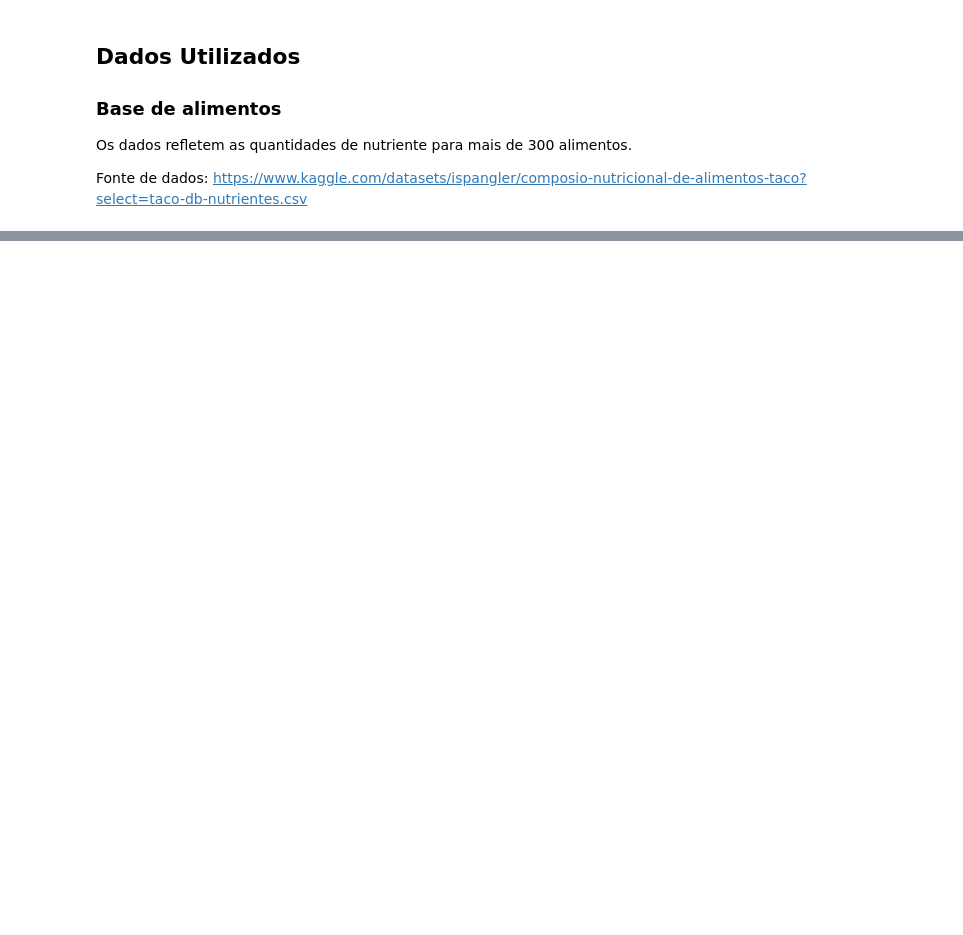
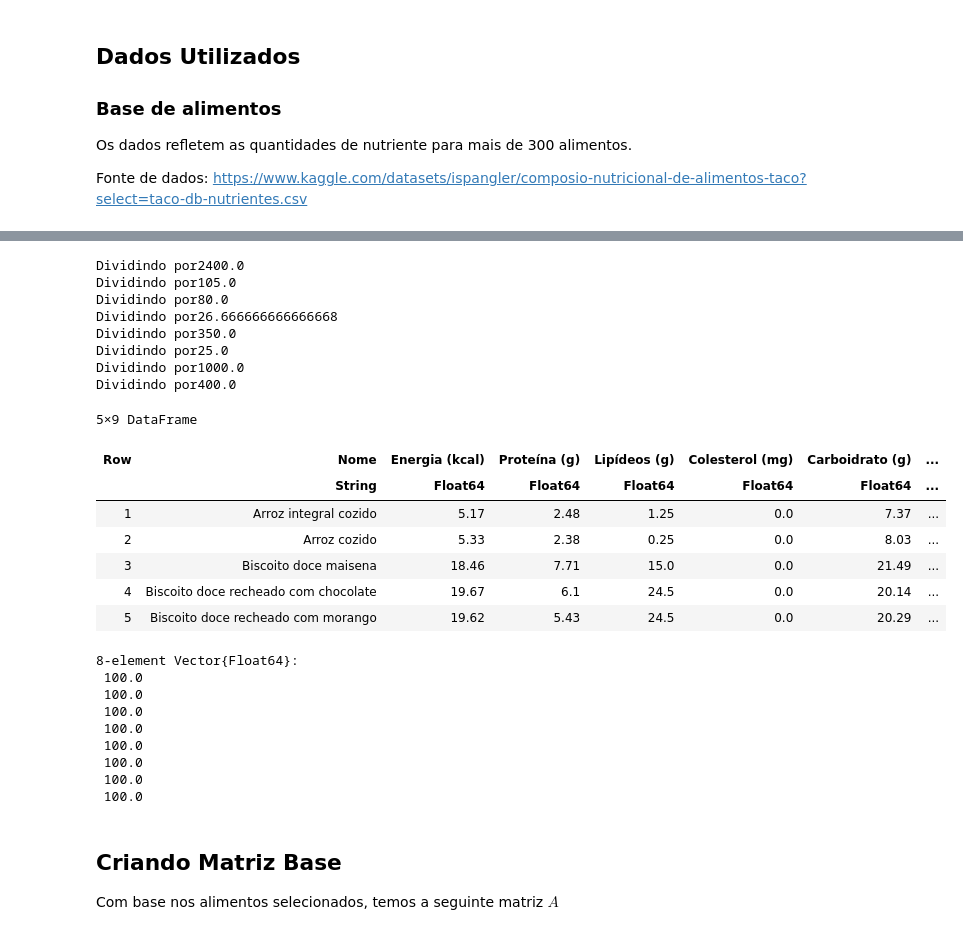
Before and after one commit to dbclima/Algoritmo-Recomendacao-Alimentar, a Jupyter notebook: julia.ipynb, the cells around one changed output, grey strips where cells are left out. Saved outputs shown, nothing was run; the diff lists cells and outputs as text; code cells hidden in the pictures; blank space fills up the shorter version.

```diff
--- a/julia.ipynb
+++ b/julia.ipynb
@@ -12,3 +12,9 @@ Neste projeto desenvolveremos um software que recebe alimentos e o objetivo  ali
 - Idade [ano]
 - Gênero [M/F]
 - Lista de preferencia alimentar
+# %%
+PESO = 70.0
+IDADE = 24
+GENERO = "M"
+
+LISTA_ALIMENTOS = [2, 3, 27, 123, 9]
@@ -205,0 +257,42 @@ get_dosagens_diarias(24, 70, "M")
+# %%
+for i in 2: (ncol(df))
+    df[!, i] .= (df[!, i] / dosagem_diaria[i - 1]) * 100
+end
+
+vetor_alvo = ones(length(dosagem_diaria)) * 100
+
+for i in 2: ncol(df)
+    df[!, i] .= round.(df[!, i], digits=2)
+end
+
+display(first(df, 5))
+display(vetor_alvo)
+# %% [output]
+Dividindo por2400.0
+Dividindo por105.0
+Dividindo por80.0
+Dividindo por26.666666666666668
+Dividindo por350.0
+Dividindo por25.0
+Dividindo por1000.0
+Dividindo por400.0
+5×9 DataFrame
+| Row | Nome | Energia (kcal) | Proteína (g) | Lipídeos (g) | Colesterol (mg) | Carboidrato (g) | ... |
+|  | String | Float64 | Float64 | Float64 | Float64 | Float64 | ... |
+| 1 | Arroz integral cozido | 5.17 | 2.48 | 1.25 | 0.0 | 7.37 | ... |
+| 2 | Arroz cozido | 5.33 | 2.38 | 0.25 | 0.0 | 8.03 | ... |
+| 3 | Biscoito doce maisena | 18.46 | 7.71 | 15.0 | 0.0 | 21.49 | ... |
+| 4 | Biscoito doce recheado com chocolate | 19.67 | 6.1 | 24.5 | 0.0 | 20.14 | ... |
+| 5 | Biscoito doce recheado com morango | 19.62 | 5.43 | 24.5 | 0.0 | 20.29 | ... |
+8-element Vector{Float64}:
+ 100.0
+ 100.0
+ 100.0
+ 100.0
+ 100.0
+ 100.0
+ 100.0
+ 100.0
+# %% [markdown]
+## Criando Matriz Base
+Com base nos alimentos selecionados, temos a seguinte matriz $A$
```
Also changed, not shown: parts of 10 cells of this notebook, 2 other files.
